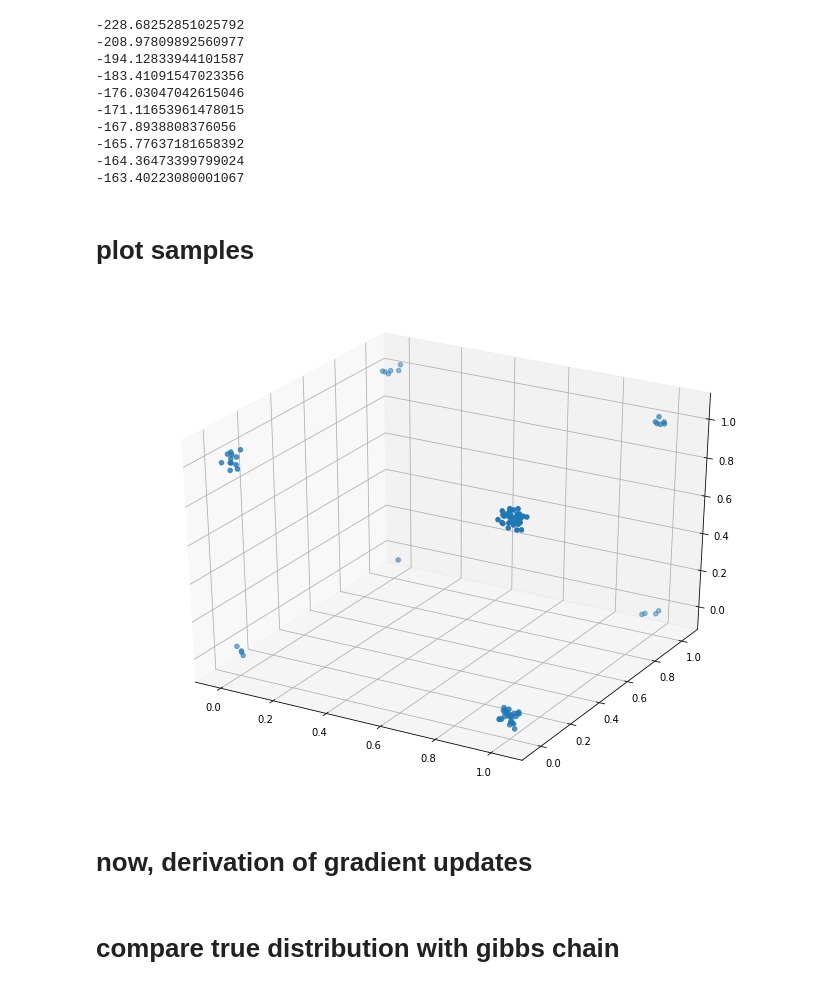
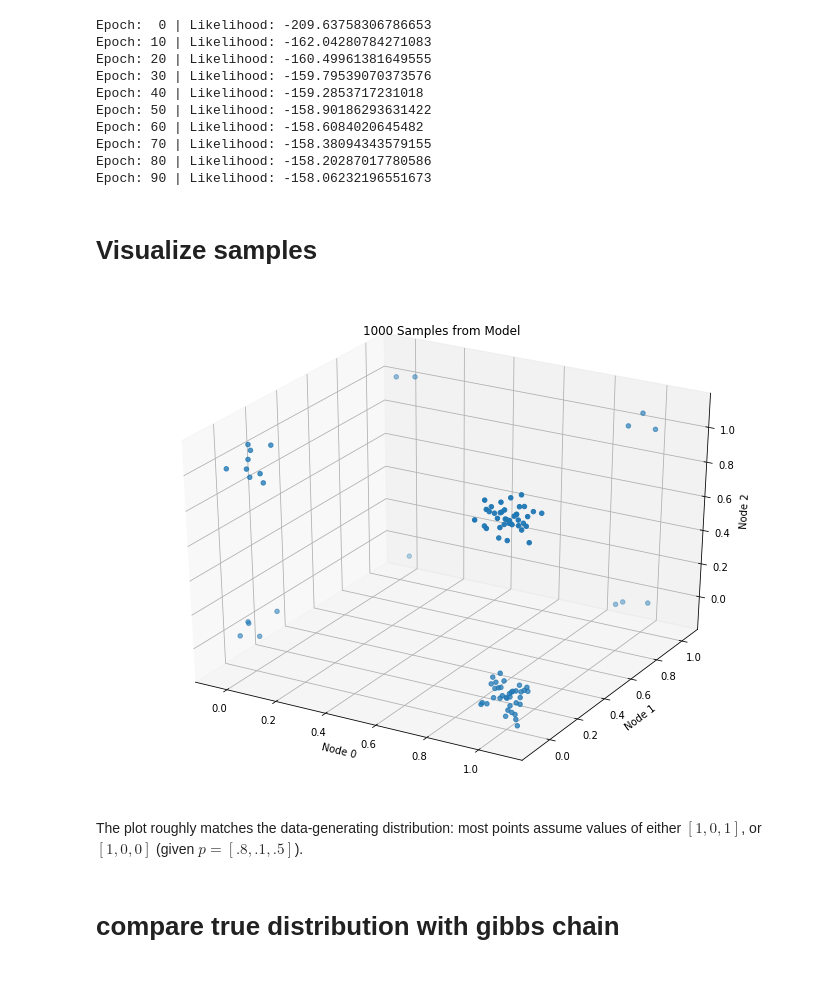
Before and after one commit to cavaunpeu/boltzmann-machines, a Jupyter notebook: boltzmann-machines-part-1.ipynb, the cells around one changed output. Cells and saved outputs as stored; diff of their text form; code cells hidden in the pictures.

Commit message:
add samples

```diff
--- a/boltzmann-machines-part-1.ipynb
+++ b/boltzmann-machines-part-1.ipynb
@@ -428,46 +453,52 @@ weights, biases, var_combinations, all_configs, data = reset_data_and_parameters
 
 
 for i in range(100):
-    weights, biases = update_parameters_with_true_negative_phase(weights, biases, var_combinations, all_configs, data, alpha=.1)
+    weights, biases = update_parameters_with_true_negative_phase(weights, biases, var_combinations, all_configs, data, alpha=1)
 
     lik = Model(weights, biases, var_combinations, all_configs).likelihood(data, log=True)
     if i % 10 == 0:
-        print(lik)
+        print(f'Epoch: {i:2} | Likelihood: {lik}')
 # %% [output]
--228.68252851025792
--208.97809892560977
--194.12833944101587
--183.41091547023356
--176.03047042615046
--171.11653961478015
--167.8938808376056
--165.77637181658392
--164.36473399799024
--163.40223080001067
+Epoch:  0 | Likelihood: -209.63758306786653
+Epoch: 10 | Likelihood: -162.04280784271083
+Epoch: 20 | Likelihood: -160.49961381649555
+Epoch: 30 | Likelihood: -159.79539070373576
+Epoch: 40 | Likelihood: -159.2853717231018
+Epoch: 50 | Likelihood: -158.90186293631422
+Epoch: 60 | Likelihood: -158.6084020645482
+Epoch: 70 | Likelihood: -158.38094343579155
+Epoch: 80 | Likelihood: -158.20287017780586
+Epoch: 90 | Likelihood: -158.06232196551673
 # %% [markdown]
-# plot samples
+# Visualize samples
 # %%
-def plot_n_samples(n, weights=weights, biases=biases):
+def plot_n_samples(n_samples, weights, biases):
     """
     TODO: put some axes on this thing and maybe label corners.
     """
     fig = plt.figure(figsize=(12, 9))
     ax = fig.add_subplot(111, projection='3d')
 
-    samples = gibbs_sampler(n_samples=n, weights=weights, biases=biases)
+    samples = Model(weights, biases, var_combinations, all_configs).sample(n_samples)
     x, y, z = zip(*np.array(samples))
 
-    x += np.random.randn(len(x)) * .02
-    y += np.random.randn(len(y)) * .02
-    z += np.random.randn(len(z)) * .02
+    x += np.random.randn(len(x)) * .05
+    y += np.random.randn(len(y)) * .05
+    z += np.random.randn(len(z)) * .05
 
     ax.scatter(x, y, z)
+    ax.set_xlabel('Node 0')
+    ax.set_ylabel('Node 1')
+    ax.set_zlabel('Node 2')
-# %%
-plot_n_samples(1000)
-# %% [output]
-[figure, removed]
-# %% [markdown]
-# now, derivation of gradient updates
+# %%
+n_samples = 1000
+
+plot_n_samples(n_samples, weights, biases)
+_ = plt.title(f'{n_samples} Samples from Model')
+# %% [output]
+[figure, added]
+# %% [markdown]
+The plot roughly matches the data-generating distribution: most points assume values of either $[1, 0, 1]$, or $[1, 0, 0]$ (given $p=[.8, .1, .5]$).
 # %% [markdown]
 # compare true distribution with gibbs chain
 # %%
```
Also changed, not shown: parts of 8 cells of this notebook.
